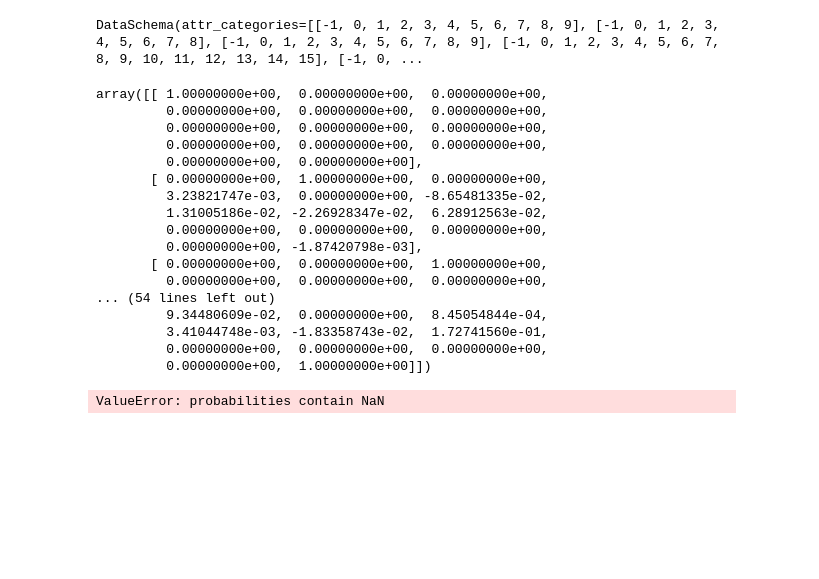
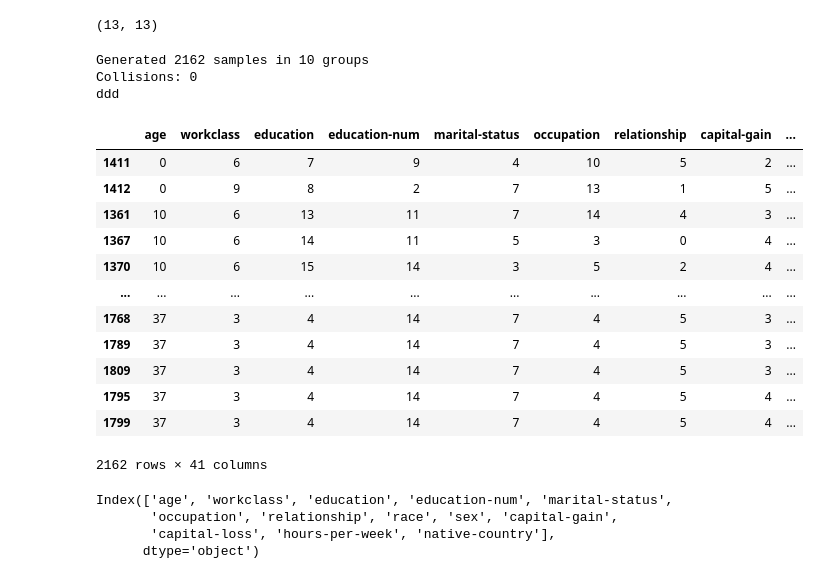
Before and after one commit to Vaunorage/ClearBias, a Jupyter notebook: data_generator/replicate_adult_dataset.ipynb, the cells around one changed output. Drawn from its saved outputs; the diff is of its cells as text; code cells hidden in the pictures; blank space fills up the shorter version.

```diff
--- a/data_generator/replicate_adult_dataset.ipynb
+++ b/data_generator/replicate_adult_dataset.ipynb
@@ -22,9 +1,11 @@ df
 # %%
+from ucimlrepo import fetch_ucirepo
 from dataclasses import dataclass
 from typing import List, Tuple, Dict, Union
 import pandas as pd
 import numpy as np
 from scipy.stats import spearmanr, gaussian_kde
+from data_generator.main import generate_data
 from sklearn.preprocessing import LabelEncoder
 
 
@@ -78,9 +59,6 @@ class DataSchema:
     attr_categories: List[List[Union[int, float]]]  # Now starts from 0
     protected_attr: List[str]
     attr_names: List[str]
-    binning_info: Dict[str, Dict[str, Union[List[float], str]]]
-    kde_distributions: Dict[str, gaussian_kde]
-    label_encoders: Dict[str, LabelEncoder]
     category_maps: Dict[str, Dict[Union[int, float], str]]
 
 
@@ -230,9 +208,6 @@ def generate_schema_from_dataframe(
         attr_categories=attr_categories,
         protected_attr=protected_attr,
         attr_names=attr_columns,
-        binning_info=binning_info,
-        kde_distributions=kde_distributions,
-        label_encoders=label_encoders,
         category_maps=category_maps
     )
 
@@ -257,31 +236,8 @@ schema, corr_matrix = generate_schema_from_dataframe(df, protected_columns=['rac
-# %%
-schema
-# %% [output]
-DataSchema(attr_categories=[[-1, 0, 1, 2, 3, 4, 5, 6, 7, 8, 9], [-1, 0, 1, 2, 3, 4, 5, 6, 7, 8], [-1, 0, 1, 2, 3, 4, 5, 6, 7, 8, 9], [-1, 0, 1, 2, 3, 4, 5, 6, 7, 8, 9, 10, 11, 12, 13, 14, 15], [-1, 0, ...
 # %%
-corr_matrix
+corr_matrix.shape
 # %% [output]
-array([[ 1.00000000e+00,  0.00000000e+00,  0.00000000e+00,
-         0.00000000e+00,  0.00000000e+00,  0.00000000e+00,
-         0.00000000e+00,  0.00000000e+00,  0.00000000e+00,
-         0.00000000e+00,  0.00000000e+00,  0.00000000e+00,
-         0.00000000e+00,  0.00000000e+00],
-       [ 0.00000000e+00,  1.00000000e+00,  0.00000000e+00,
-         3.23821747e-03,  0.00000000e+00, -8.65481335e-02,
-         1.31005186e-02, -2.26928347e-02,  6.28912563e-02,
-         0.00000000e+00,  0.00000000e+00,  0.00000000e+00,
-         0.00000000e+00, -1.87420798e-03],
-       [ 0.00000000e+00,  0.00000000e+00,  1.00000000e+00,
-         0.00000000e+00,  0.00000000e+00,  0.00000000e+00,
-... (54 lines left out)
-         9.34480609e-02,  0.00000000e+00,  8.45054844e-04,
-         3.41044748e-03, -1.83358743e-02,  1.72741560e-01,
-         0.00000000e+00,  0.00000000e+00,  0.00000000e+00,
-         0.00000000e+00,  1.00000000e+00]])
+(13, 13)
 # %%
-from data_generator.main import generate_data
-from sklearn.preprocessing import LabelEncoder
-
 data = generate_data(
     correlation_matrix=corr_matrix,
     data_schema=schema,
@@ -290,9 +246,14 @@ data = generate_data(
     max_group_size=400,
     categorical_outcome=True,
     use_cache=False,
-    corr_matrix_randomness=0.0)
+    corr_matrix_randomness=1.0)
 
 print(f"Generated {len(data.dataframe)} samples in {data.nb_groups} groups")
 print(f"Collisions: {data.collisions}")
+
+df2 = decode_dataframe(data.dataframe, schema)
+print('ddd')
 # %% [output]
-ValueError: probabilities contain NaN
+Generated 2162 samples in 10 groups
+Collisions: 0
+ddd
@@ -337,0 +260,23 @@ def compare_datasets(df1, df2):
+# %%
+data.dataframe
+# %% [output]
+|  | age | workclass | education | education-num | marital-status | occupation | relationship | capital-gain | ... |
+| 1411 | 0 | 6 | 7 | 9 | 4 | 10 | 5 | 2 | ... |
+| 1412 | 0 | 9 | 8 | 2 | 7 | 13 | 1 | 5 | ... |
+| 1361 | 10 | 6 | 13 | 11 | 7 | 14 | 4 | 3 | ... |
+| 1367 | 10 | 6 | 14 | 11 | 5 | 3 | 0 | 4 | ... |
+| 1370 | 10 | 6 | 15 | 14 | 3 | 5 | 2 | 4 | ... |
+| ... | ... | ... | ... | ... | ... | ... | ... | ... | ... |
+| 1768 | 37 | 3 | 4 | 14 | 7 | 4 | 5 | 3 | ... |
+| 1789 | 37 | 3 | 4 | 14 | 7 | 4 | 5 | 3 | ... |
+| 1809 | 37 | 3 | 4 | 14 | 7 | 4 | 5 | 3 | ... |
+| 1795 | 37 | 3 | 4 | 14 | 7 | 4 | 5 | 4 | ... |
+| 1799 | 37 | 3 | 4 | 14 | 7 | 4 | 5 | 4 | ... |
+2162 rows × 41 columns
+# %%
+df2.columns
+# %% [output]
+Index(['age', 'workclass', 'education', 'education-num', 'marital-status',
+       'occupation', 'relationship', 'race', 'sex', 'capital-gain',
+       'capital-loss', 'hours-per-week', 'native-country'],
+      dtype='object')
```
Also changed, not shown: parts of 11 cells of this notebook, 2 other files.
